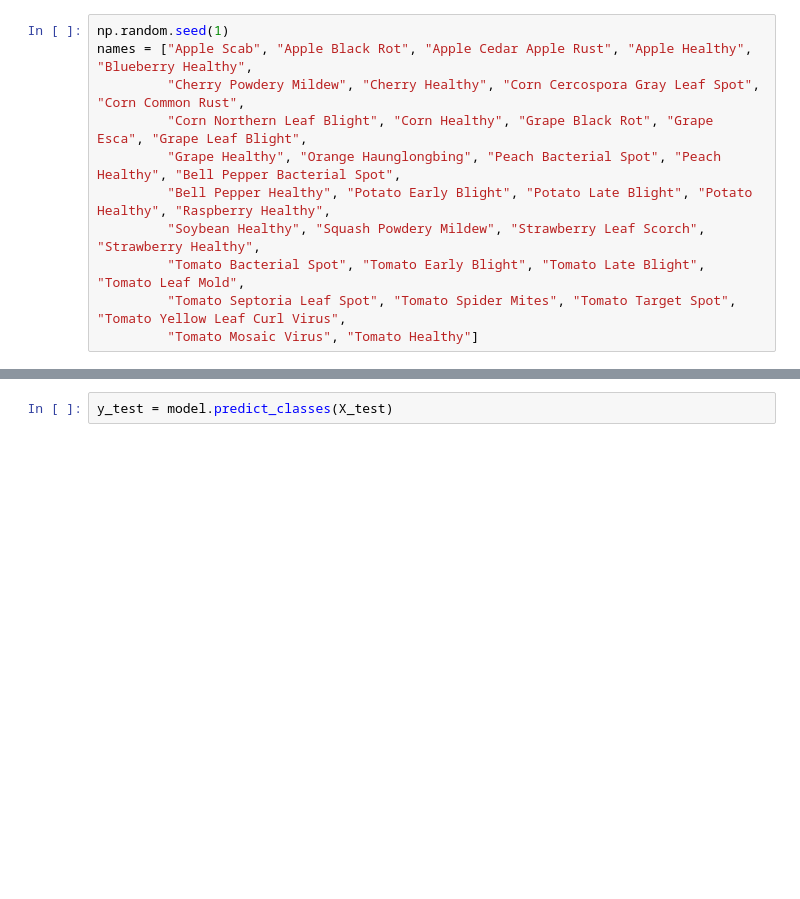
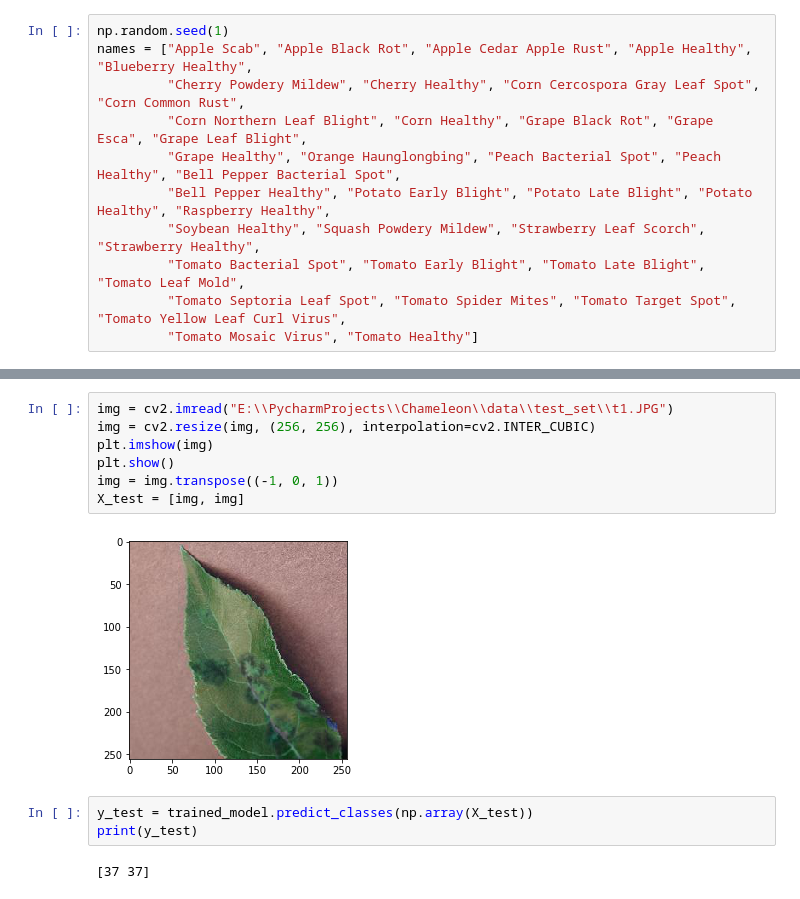
Before and after one commit to gkashish/Chameleon, a Jupyter notebook: train_model.ipynb, the cells around one changed output, grey strips where cells are left out. Drawn from its saved outputs; the diff is of its cells as text; blank space fills up the shorter version.

```diff
--- a/train_model.ipynb
+++ b/train_model.ipynb
@@ -173,2 +106,14 @@ Epoch 2/10
+# %%
+img = cv2.imread("E:\\PycharmProjects\\Chameleon\\data\\test_set\\t1.JPG")
+img = cv2.resize(img, (256, 256), interpolation=cv2.INTER_CUBIC)
+plt.imshow(img)
+plt.show()
+img = img.transpose((-1, 0, 1))
+X_test = [img, img]
+# %% [output]
+[figure, added]
 # %%
-y_test = model.predict_classes(X_test)
+y_test = trained_model.predict_classes(np.array(X_test))
+print(y_test)
+# %% [output]
+[37 37]
```
Also changed, not shown: parts of 19 cells of this notebook, 4 other files.
